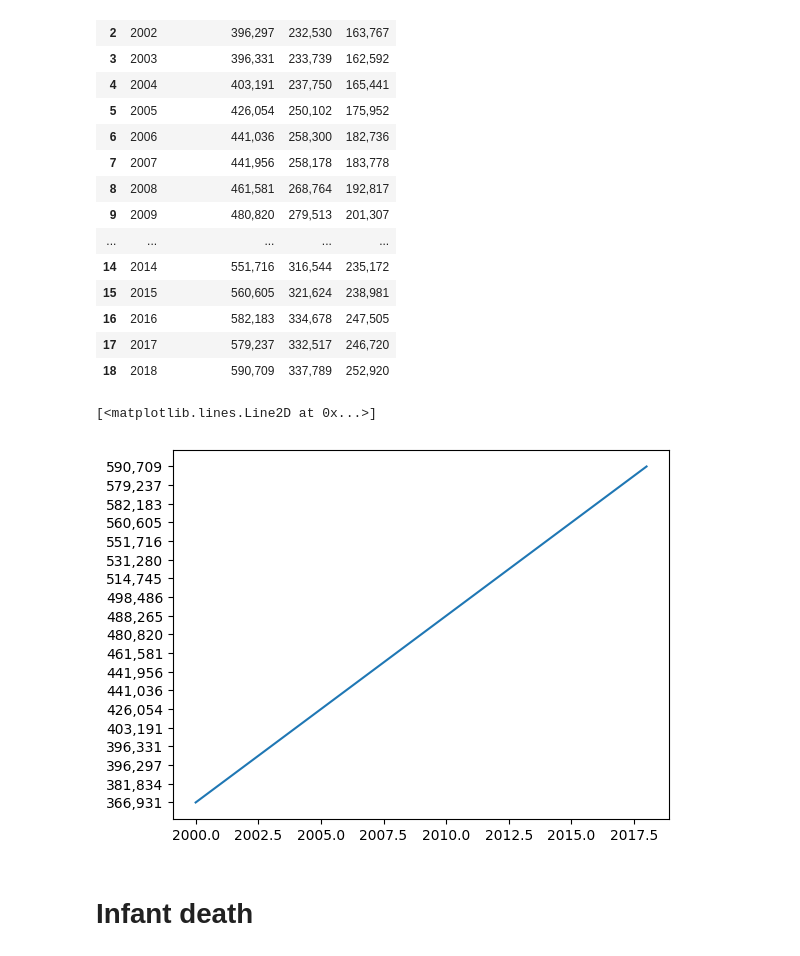
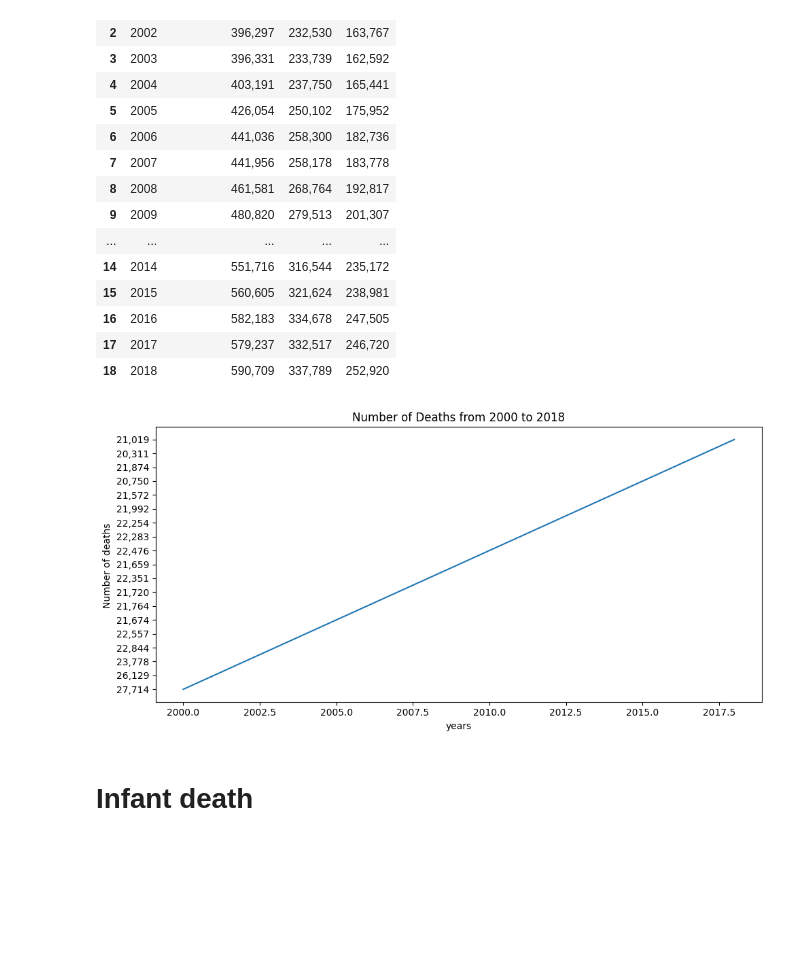
Before and after one commit to Glennarcega/IT-BA-3203-PROJECT, a Jupyter notebook: Social_Factor_of_death.ipynb, the cells around one changed output. Saved outputs shown, nothing was run; the diff lists cells and outputs as text; code cells hidden in the pictures; blank space fills up the shorter version.

```diff
--- a/Social_Factor_of_death.ipynb
+++ b/Social_Factor_of_death.ipynb
@@ -49,11 +49,20 @@ df[['Year','Number of Deaths','Male','Female']]
 | 16 | 2016 | 582,183 | 334,678 | 247,505 |
 | 17 | 2017 | 579,237 | 332,517 | 246,720 |
 | 18 | 2018 | 590,709 | 337,789 | 252,920 |
-# %%
-plt.plot(df.loc[:,"Year"],df.loc[:,"Number of Deaths"])
-# %% [output]
-[<matplotlib.lines.Line2D at 0x...>]
-[figure, removed]
+# %%
+
+Year = df['Year']
+Deaths = df['Number of Deaths']
+
+
+fig = plt.figure(figsize=(10,5))
+plt.plot(Year,InfantDeaths)
+plt.xlabel('years')
+plt.ylabel('Number of deaths ')
+plt.title('Number of Deaths from 2000 to 2018')
+plt.show()
+# %% [output]
+[figure, added]
 # %% [markdown]
 # **Infant death**
 # %%
```
Also changed, not shown: parts of 6 cells of this notebook.
